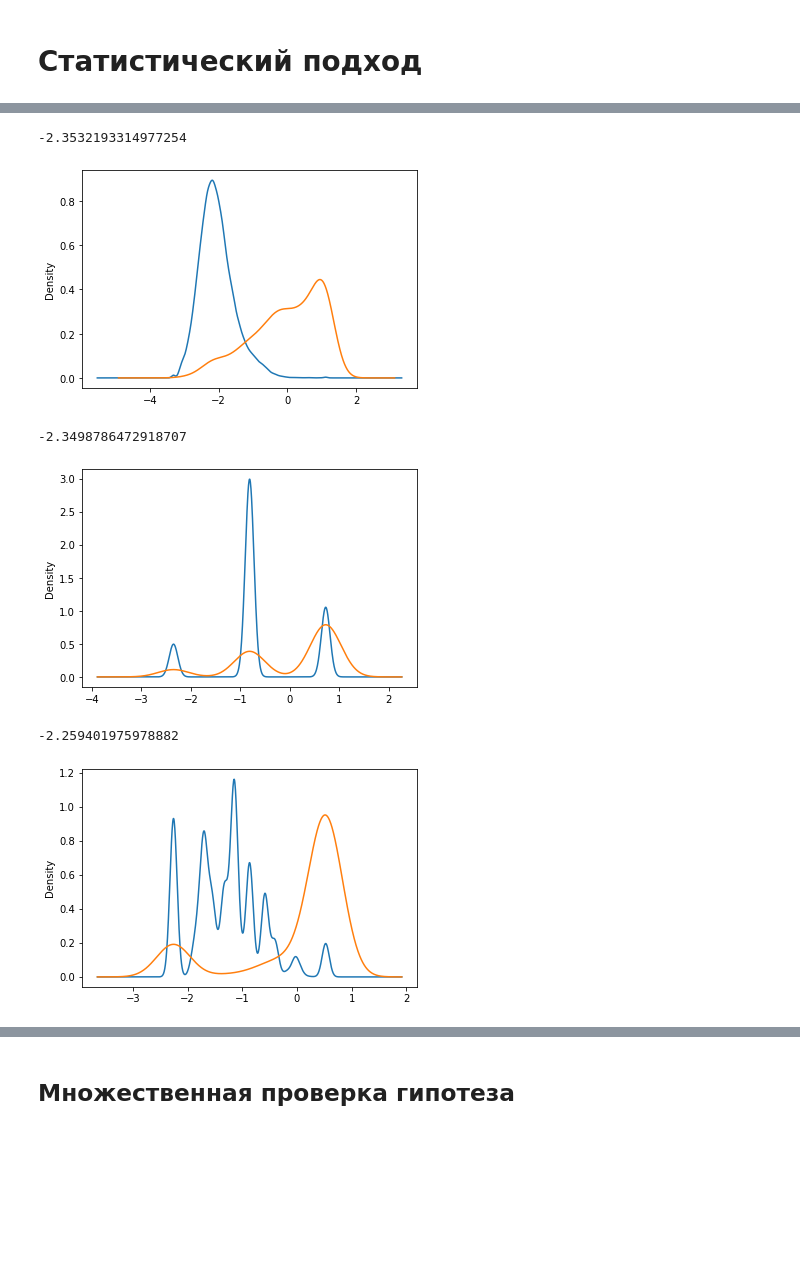
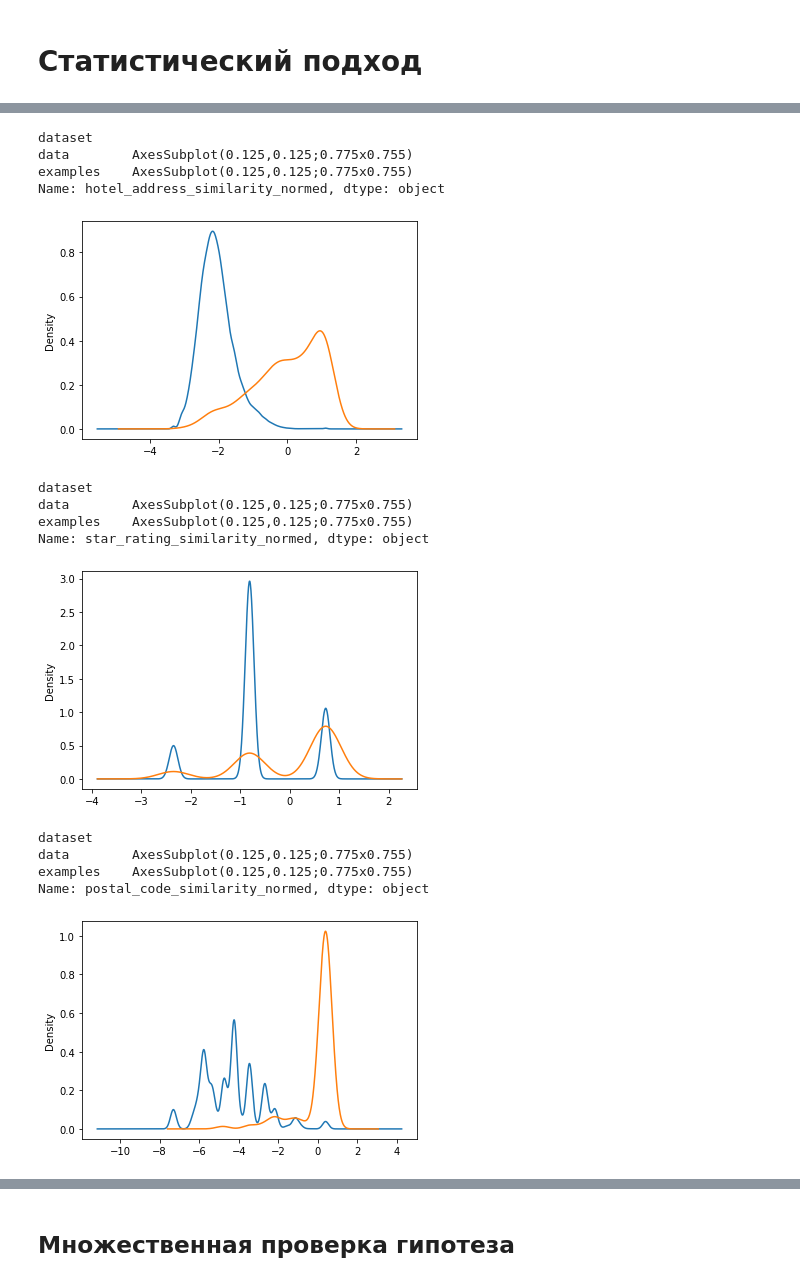
Before and after one commit to Falconwatch/cybersec_ht, a Jupyter notebook: Statistical_method.ipynb, the cells around one changed output, grey strips where cells are left out. Saved outputs shown, nothing was run; the diff lists cells and outputs as text; code cells hidden in the pictures; blank space fills up the shorter version.

```diff
--- a/Statistical_method.ipynb
+++ b/Statistical_method.ipynb
@@ -33,0 +36,2 @@ data = full_data.sample(100000).reset_index(drop=True)
+# %%
+full_data = pd.concat([examples, data])
@@ -48,5 +67,5 @@ for ff in tqdm(feature_fields):
 # %%
-features = [c for c in data.columns if "_similarity_ratio" in c]
+features = [c for c in full_data.columns if ("_similarity" in c) and ("_normed" not in c)]
 ids = ["c1.key", "c2.key"]
-features
+features+ids
 # %% [output]
@@ -100,6 +79,6 @@ dtype: float64
 # %% [markdown]
 # Статистический подход
 # %%
-#Формируем ядро для оценки
-means = examples[features].mean().to_dict()
-stds = examples[features].std().to_dict()
+#Для дальнрейшей нормализации
+means = full_data.loc[full_data["dataset"]=="examples", features].mean()
+stds = full_data.loc[full_data["dataset"]=="examples", features].std()
@@ -114,6 +85,4 @@ means
 # %%
-def eval_one_pair(pair):
-  stats = dict()
-  for f in features:
-    stats[f] = (pair[f] - means[f])/stds[f]
-  return stats
+#нормализуем
+for f in features:
+  full_data[f+"_normed"] = (full_data[f]-means[f])/stds[f]
@@ -163,19 +112,25 @@ print(examples_dist["city_name_similarity_ratio"].quantile(0.01))
 [figure]
 # %%
-all_data_dist.groupby('dataset')['hotel_address_similarity_ratio'].plot(kind='kde')
-print(examples_dist["hotel_address_similarity_ratio"].quantile(0.01))
+full_data.groupby('dataset')['hotel_address_similarity_normed'].plot(kind='kde')
 # %% [output]
--2.3532193314977254
+dataset
+data        AxesSubplot(0.125,0.125;0.775x0.755)
+examples    AxesSubplot(0.125,0.125;0.775x0.755)
+Name: hotel_address_similarity_normed, dtype: object
 [figure]
 # %%
-all_data_dist.groupby('dataset')['star_rating_similarity_ratio'].plot(kind='kde')
-print(examples_dist["star_rating_similarity_ratio"].quantile(0.01))
+full_data.groupby('dataset')['star_rating_similarity_normed'].plot(kind='kde')
 # %% [output]
--2.3498786472918707
+dataset
+data        AxesSubplot(0.125,0.125;0.775x0.755)
+examples    AxesSubplot(0.125,0.125;0.775x0.755)
+Name: star_rating_similarity_normed, dtype: object
 [figure]
 # %%
-all_data_dist.groupby('dataset')['postal_code_similarity_ratio'].plot(kind='kde')
-print(examples_dist["postal_code_similarity_ratio"].quantile(0.01))
+full_data.groupby('dataset')['postal_code_similarity_normed'].plot(kind='kde')
 # %% [output]
--2.259401975978882
+dataset
+data        AxesSubplot(0.125,0.125;0.775x0.755)
+examples    AxesSubplot(0.125,0.125;0.775x0.755)
+Name: postal_code_similarity_normed, dtype: object
-[figure, old version]
+[figure, new version]
```
Also changed, not shown: parts of 38 cells of this notebook.
